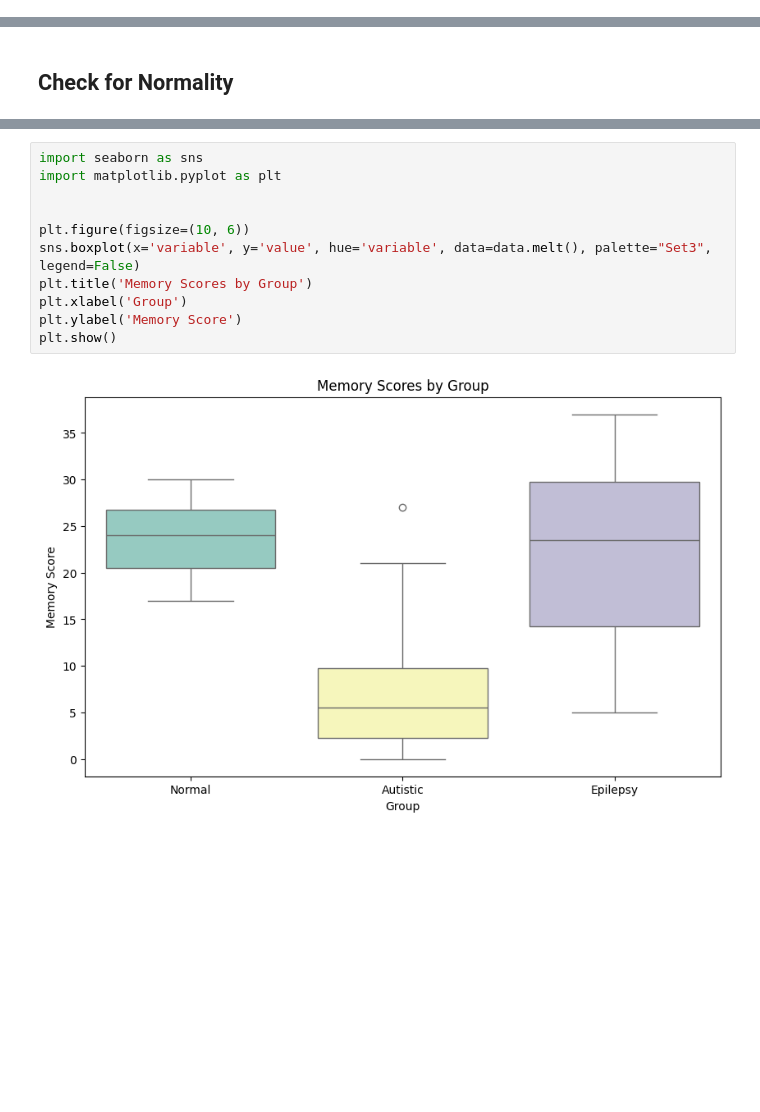
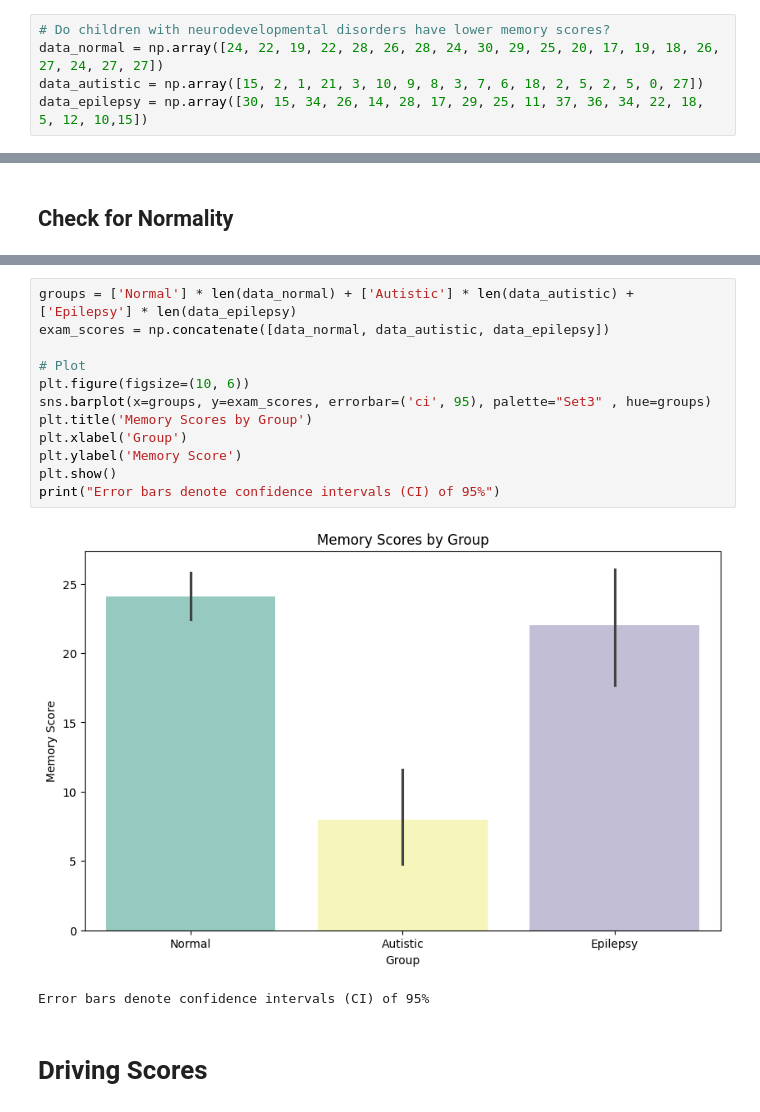
Before and after one commit to ROHIT32767/BRSM, a Jupyter notebook: Activities/ANOVA_Homework/code.ipynb, the cells around one changed output, grey strips where cells are left out. Saved outputs shown, nothing was run; the diff lists cells and outputs as text; blank space fills up the shorter version.

Commit message:
memory_scores done

```diff
--- a/Activities/ANOVA_Homework/code.ipynb
+++ b/Activities/ANOVA_Homework/code.ipynb
@@ -36,3 +14,8 @@ print(group_stats_df)
+# %%
+# Do children with neurodevelopmental disorders have lower memory scores?
+data_normal = np.array([24, 22, 19, 22, 28, 26, 28, 24, 30, 29, 25, 20, 17, 19, 18, 26, 27, 24, 27, 27])
+data_autistic = np.array([15, 2, 1, 21, 3, 10, 9, 8, 3, 7, 6, 18, 2, 5, 2, 5, 0, 27])
+data_epilepsy = np.array([30, 15, 34, 26, 14, 28, 17, 29, 25, 11, 37, 36, 34, 22, 18, 5, 12, 10,15])
 # %% [markdown]
 ##### Null Hypothesis (H0): There is no significant difference in memory scores among children with different neurodevelopmental disorders.
 
@@ -169,13 +232,17 @@ Effect Size (Eta-squared): 0.584019587774961
 # %%
-import seaborn as sns
-import matplotlib.pyplot as plt
+groups = ['Normal'] * len(data_normal) + ['Autistic'] * len(data_autistic) + ['Epilepsy'] * len(data_epilepsy)
+exam_scores = np.concatenate([data_normal, data_autistic, data_epilepsy])
 
-
+# Plot
 plt.figure(figsize=(10, 6))
-sns.boxplot(x='variable', y='value', hue='variable', data=data.melt(), palette="Set3", legend=False)
+sns.barplot(x=groups, y=exam_scores, errorbar=('ci', 95), palette="Set3" , hue=groups)
 plt.title('Memory Scores by Group')
 plt.xlabel('Group')
 plt.ylabel('Memory Score')
 plt.show()
+print("Error bars denote confidence intervals (CI) of 95%")
 # %% [output]
-[figure, old version]
+[figure, new version]
+Error bars denote confidence intervals (CI) of 95%
+# %% [markdown]
+# Driving Scores
```
Also changed, not shown: parts of 29 cells of this notebook, 4 other files.
